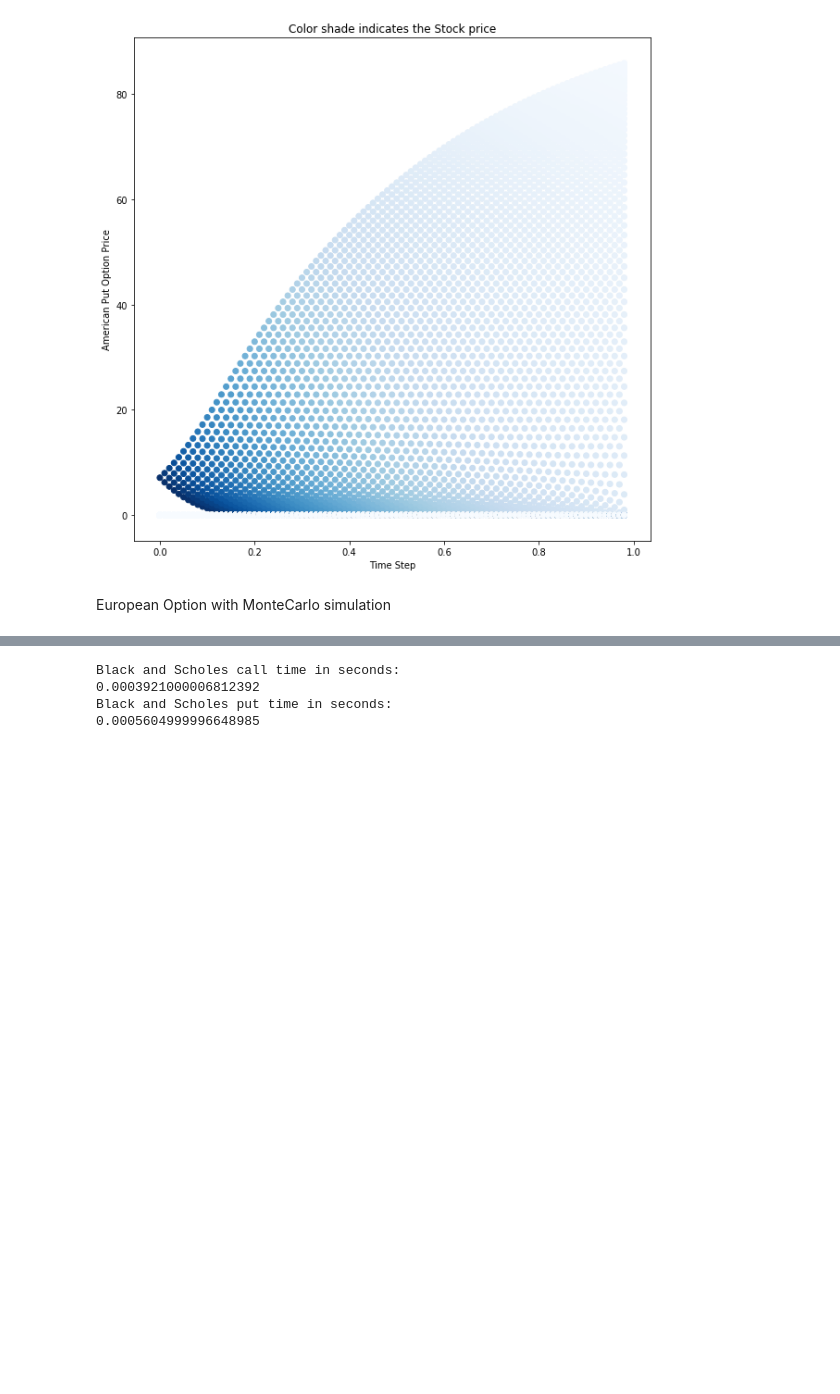
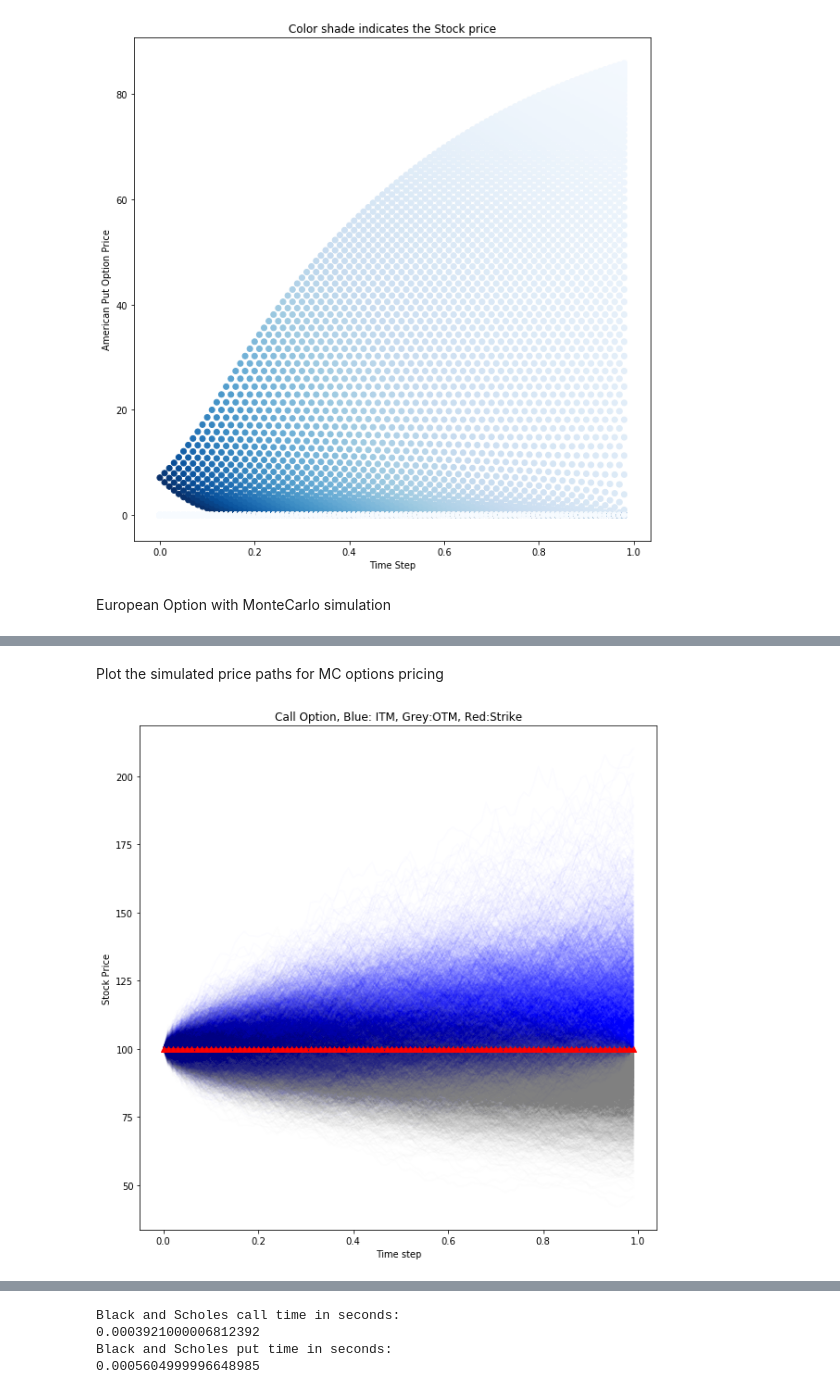
Before and after one commit to jecabcas/library1, a Jupyter notebook: Options_Pricing.ipynb, the cells around one changed output, grey strips where cells are left out. Saved outputs shown, nothing was run; the diff lists cells and outputs as text; code cells hidden in the pictures; blank space fills up the shorter version.

```diff
--- a/Options_Pricing.ipynb
+++ b/Options_Pricing.ipynb
@@ -587,0 +654,6 @@ my_option.european_put_MC()
+# %% [markdown]
+Plot the simulated price paths for MC options pricing
+# %%
+my_option.eur_call_MC_plot()
+# %% [output]
+[figure, added]
```
Also changed, not shown: parts of 8 cells of this notebook.
